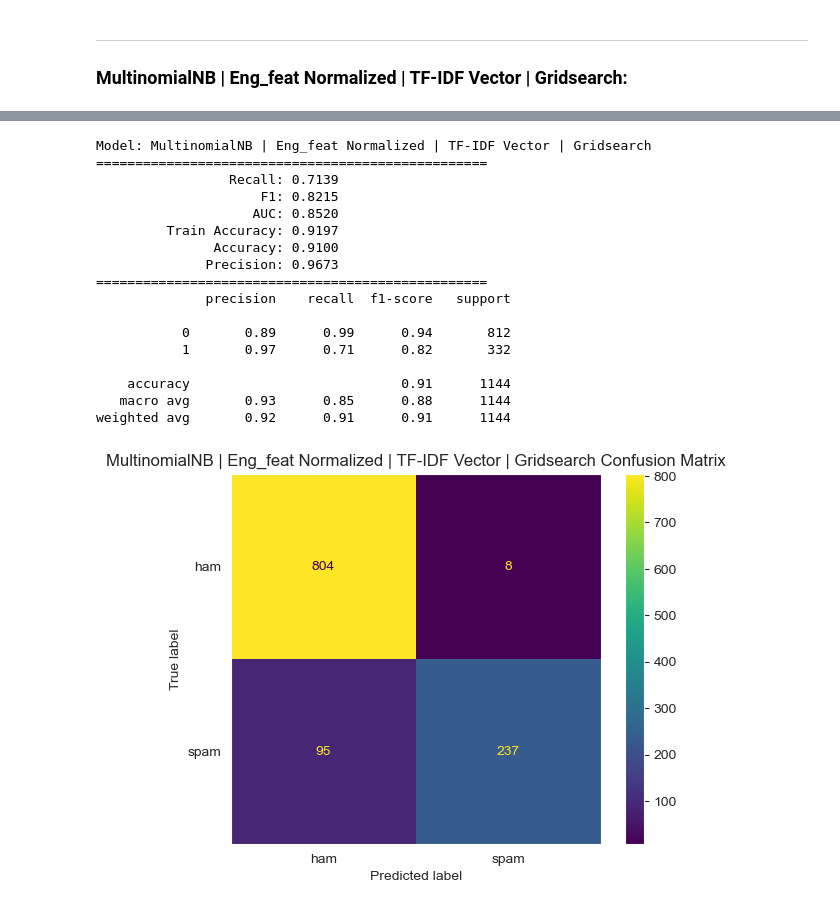
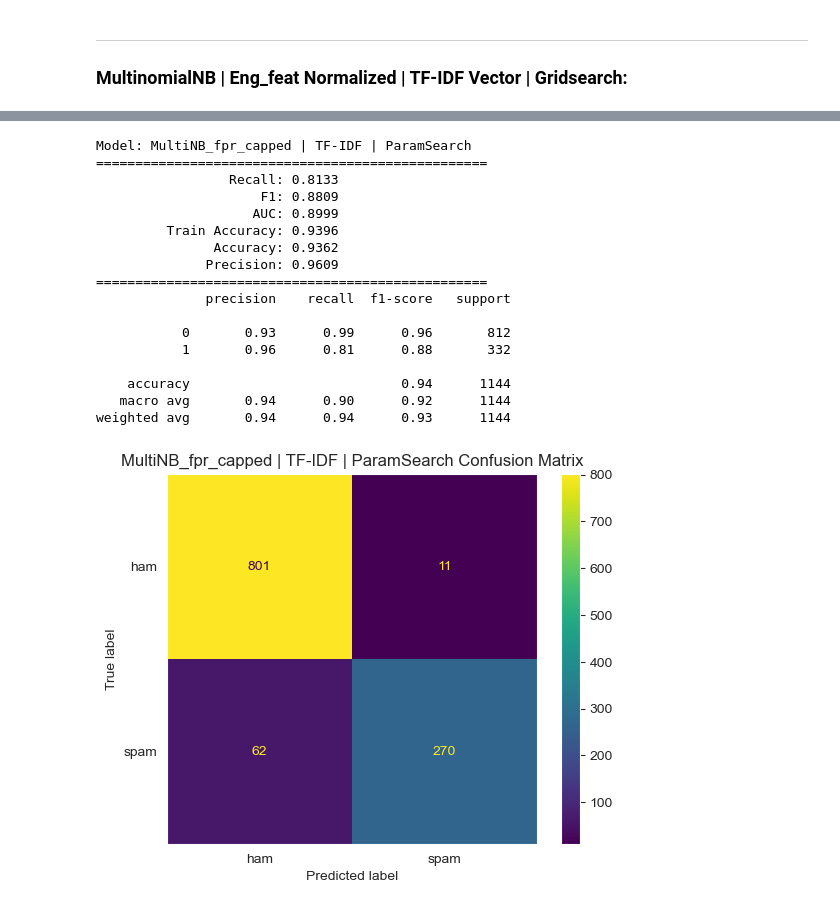
Before and after one commit to dman01337/HAM-vs-SPAM, a Jupyter notebook: Ham_vs_Spam.ipynb, the cells around one changed output, grey strips where cells are left out. Drawn from its saved outputs; the diff is of its cells as text; code cells hidden in the pictures.

```diff
--- a/Ham_vs_Spam.ipynb
+++ b/Ham_vs_Spam.ipynb
@@ -1383,4 +1673,11 @@ get_sorted_results()
 # %%
+
+max_abs_scaler = MaxAbsScaler()
+
+feat_eng_pipe = Pipeline([
+    ('preprocessing', feature_eng),
+    ('scaler', max_abs_scaler),
+])
 
 tf_idf_vec = ColumnTransformer(
     transformers=[
@@ -1465,6 +1766,13 @@ get_sorted_results()
 ---
 ### MultinomialNB | Eng_feat Normalized | TF-IDF Vector | Gridsearch:
 # %%
+
+max_abs_scaler = MaxAbsScaler()
+
+feat_eng_pipe = Pipeline([
+    ('preprocessing', feature_eng),
+    ('scaler', max_abs_scaler),
+])
 
 tf_idf_vec = ColumnTransformer(
     transformers=[
@@ -1481,21 +1789,26 @@ feature_union = FeatureUnion(transformer_list=[
         ("engineered_features", feat_eng_pipe)
     ])
 
-clf = MultinomialNB(fit_prior=True)
-step_multiNB_fpr_capped = ('multiNB_fpr_capped', ThresholdAdjuster(clf, max_fpr=0.01))
+step_multiNB_fpr_capped = ('multiNB_fpr_capped', ThresholdAdjuster(MultinomialNB(fit_prior=True), max_fpr=0.01))
 
 pipeline = Pipeline([
     ('preprocessing', feature_union),
     step_multiNB_fpr_capped
 ])
 
-# grid = {'multiNB_fpr_capped__base_estimator__alpha': [0.01, 1, 10, 100],
-#         'preprocessing__vectorized_features__tf_idf_vec__max_features': [500, 1000, 1500, 2000],
-#         'preprocessing__vectorized_features__tf_idf_vec__min_df': [1, 3, 5],
-#         'preprocessing__vectorized_features__tf_idf_vec__max_df': [0.80, 0.85, 0.90],
-#         'preprocessing__vectorized_features__tf_idf_vec__tokenizer': [regexp_tokenizer, word_punct_tokenizer]}
+grid = {'multiNB_fpr_capped__base_estimator__alpha': [1], #[0.01, 1, 10, 100],
+        'preprocessing__vectorized_features__tf_idf_vec__max_features': [1000], #[500, 1000, 1500, 2000],
+        'preprocessing__vectorized_features__tf_idf_vec__min_df': [3], #[1, 3, 5],
+        'preprocessing__vectorized_features__tf_idf_vec__max_df': [0.8], #[0.80, 0.85, 0.90],
+        'preprocessing__vectorized_features__tf_idf_vec__tokenizer': [word_punct_tokenizer] #[regexp_tokenizer, word_punct_tokenizer]}
+}
+# BEST PARAMS:
+# {'multiNB_fpr_capped__base_estimator__alpha': 1,
+#  'preprocessing__vectorized_features__tf_idf_vec__max_df': 0.8,
+#  'preprocessing__vectorized_features__tf_idf_vec__max_features': 1000,
+#  'preprocessing__vectorized_features__tf_idf_vec__min_df': 3,
+#  'preprocessing__vectorized_features__tf_idf_vec__tokenizer': <function __main__.word_punct_tokenizer(text)>}
 
+grid_search = GridSearchCV(pipeline, grid, cv=3, scoring='precision', verbose=3)
 
-# grid_search = GridSearchCV(pipeline, grid, cv=5, scoring='precision')
-
-# grid_search.fit(X_train_body, y_train_body)
+grid_search.fit(X_train_body, y_train_body)
@@ -1514,22 +1849,22 @@ grid_search.best_params_
  'preprocessing__vectorized_features__tf_idf_vec__tokenizer': <function __main__.word_punct_tokenizer(text)>}
 # %%
-display_results('MultinomialNB_fpr_capped | Eng_feat Normalized | TF-IDF Vector | Gridsearch', 'Email-Body', grid_search.best_estimator_, X_train_body, y_train_body, X_test_body, y_test_body)
+display_results('MultiNB_fpr_capped | TF-IDF | ParamSearch', 'Email-Body', grid_search.best_estimator_, X_train_body, y_train_body, X_test_body, y_test_body)
 # %% [output]
-Model: MultinomialNB | Eng_feat Normalized | TF-IDF Vector | Gridsearch
+Model: MultiNB_fpr_capped | TF-IDF | ParamSearch
 ==================================================
-                 Recall: 0.7139
-                     F1: 0.8215
-                    AUC: 0.8520
-         Train Accuracy: 0.9197
-               Accuracy: 0.9100
-              Precision: 0.9673
+                 Recall: 0.8133
+                     F1: 0.8809
+                    AUC: 0.8999
+         Train Accuracy: 0.9396
+               Accuracy: 0.9362
+              Precision: 0.9609
 ==================================================
               precision    recall  f1-score   support
 
-           0       0.89      0.99      0.94       812
-           1       0.97      0.71      0.82       332
+           0       0.93      0.99      0.96       812
+           1       0.96      0.81      0.88       332
 
-    accuracy                           0.91      1144
-   macro avg       0.93      0.85      0.88      1144
-weighted avg       0.92      0.91      0.91      1144
+    accuracy                           0.94      1144
+   macro avg       0.94      0.90      0.92      1144
+weighted avg       0.94      0.94      0.93      1144
-[figure, old version]
+[figure, new version]
```
Also changed, not shown: parts of 78 cells of this notebook, 8 other files.
